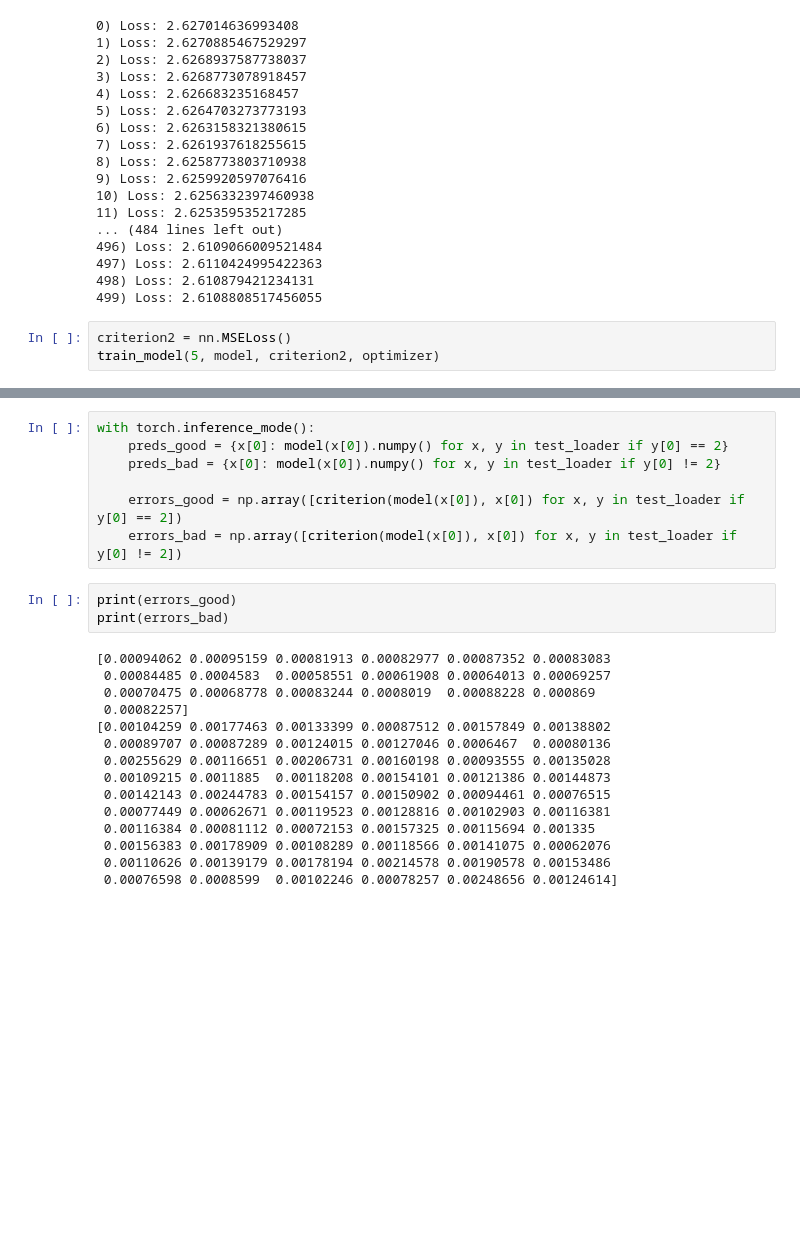
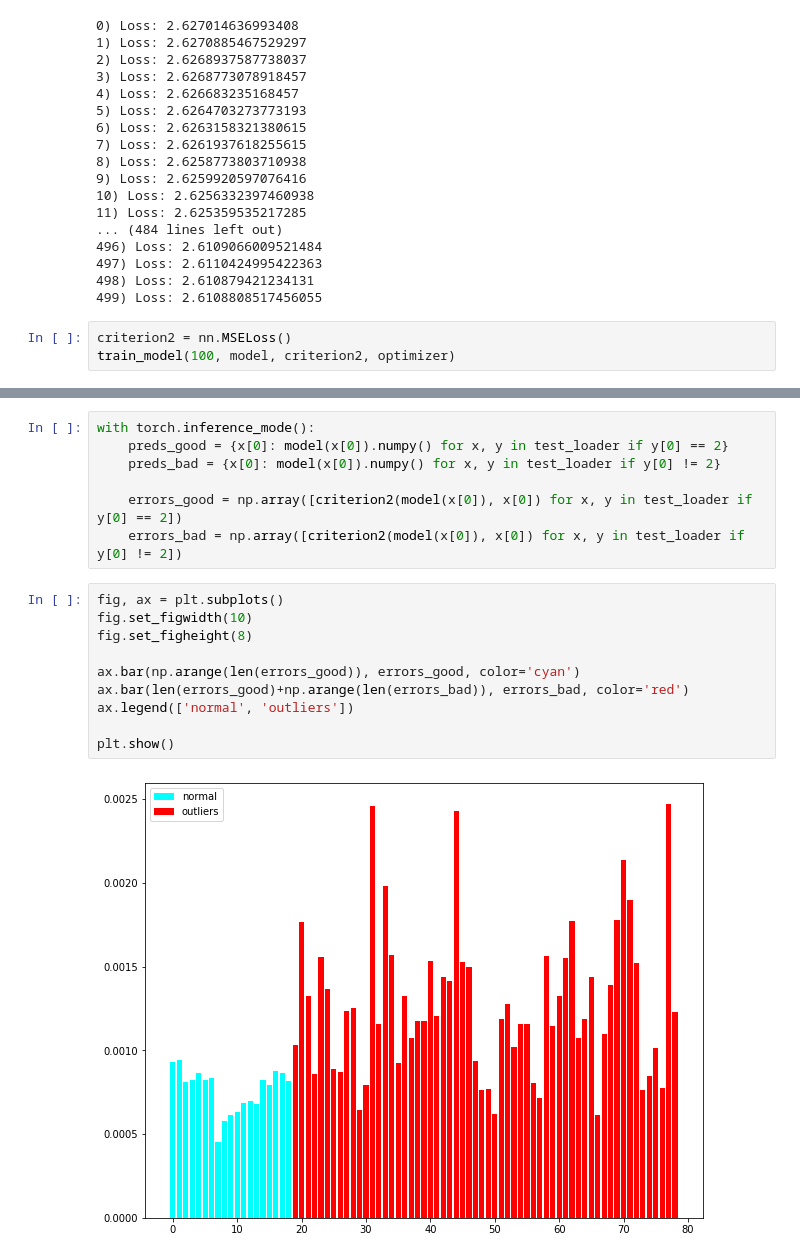
Before and after one commit to Mruzik1/Autoencoder-Anomaly-Detection, a Jupyter notebook: mvtec/main.ipynb, the cells around one changed output, grey strips where cells are left out. Saved outputs shown, nothing was run; the diff lists cells and outputs as text; blank space fills up the shorter version.

Commit message:
added some nice visual representation of the outliers and reglar points losses

```diff
--- a/mvtec/main.ipynb
+++ b/mvtec/main.ipynb
@@ -132,5 +132,5 @@ train_model(500, model, criterion, optimizer)
 499) Loss: 2.6108808517456055
 # %%
 criterion2 = nn.MSELoss()
-train_model(5, model, criterion2, optimizer)
+train_model(100, model, criterion2, optimizer)
 # %% [output]
@@ -144,23 +156,17 @@ with torch.inference_mode():
     preds_good = {x[0]: model(x[0]).numpy() for x, y in test_loader if y[0] == 2}
     preds_bad = {x[0]: model(x[0]).numpy() for x, y in test_loader if y[0] != 2}
 
-    errors_good = np.array([criterion(model(x[0]), x[0]) for x, y in test_loader if y[0] == 2])
-    errors_bad = np.array([criterion(model(x[0]), x[0]) for x, y in test_loader if y[0] != 2])
+    errors_good = np.array([criterion2(model(x[0]), x[0]) for x, y in test_loader if y[0] == 2])
+    errors_bad = np.array([criterion2(model(x[0]), x[0]) for x, y in test_loader if y[0] != 2])
-# %%
-print(errors_good)
-print(errors_bad)
-# %% [output]
-[0.00094062 0.00095159 0.00081913 0.00082977 0.00087352 0.00083083
- 0.00084485 0.0004583  0.00058551 0.00061908 0.00064013 0.00069257
- 0.00070475 0.00068778 0.00083244 0.0008019  0.00088228 0.000869
- 0.00082257]
-[0.00104259 0.00177463 0.00133399 0.00087512 0.00157849 0.00138802
- 0.00089707 0.00087289 0.00124015 0.00127046 0.0006467  0.00080136
- 0.00255629 0.00116651 0.00206731 0.00160198 0.00093555 0.00135028
- 0.00109215 0.0011885  0.00118208 0.00154101 0.00121386 0.00144873
- 0.00142143 0.00244783 0.00154157 0.00150902 0.00094461 0.00076515
- 0.00077449 0.00062671 0.00119523 0.00128816 0.00102903 0.00116381
- 0.00116384 0.00081112 0.00072153 0.00157325 0.00115694 0.001335
- 0.00156383 0.00178909 0.00108289 0.00118566 0.00141075 0.00062076
- 0.00110626 0.00139179 0.00178194 0.00214578 0.00190578 0.00153486
- 0.00076598 0.0008599  0.00102246 0.00078257 0.00248656 0.00124614]
+# %%
+fig, ax = plt.subplots()
+fig.set_figwidth(10)
+fig.set_figheight(8)
+
+ax.bar(np.arange(len(errors_good)), errors_good, color='cyan')
+ax.bar(len(errors_good)+np.arange(len(errors_bad)), errors_bad, color='red')
+ax.legend(['normal', 'outliers'])
+
+plt.show()
+# %% [output]
+[figure, added]
```
Also changed, not shown: parts of 1 cell of this notebook.
